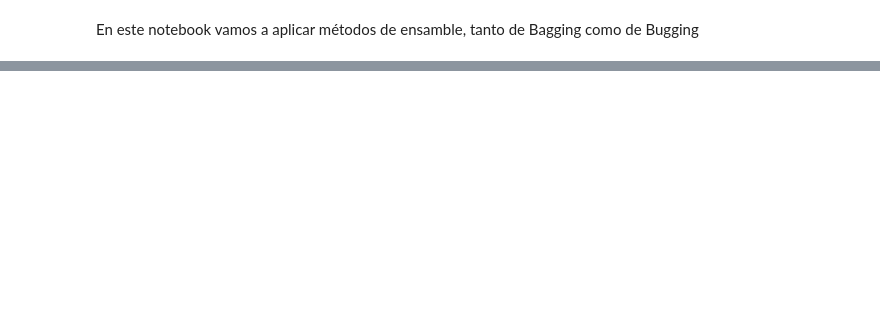
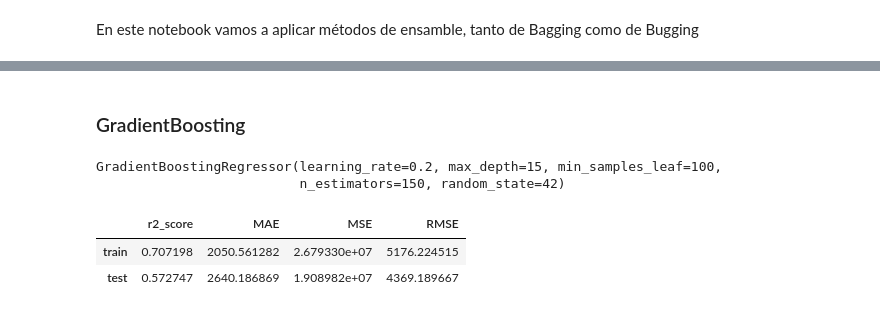
Before and after one commit to Rcm89/laboratorio-modulo7-leccion01-eda-nulos, a Jupyter notebook: laboratorio-modulo8-lecion03-ensamble.ipynb, the cells around one changed output, grey strips where cells are left out. Saved outputs shown, nothing was run; the diff lists cells and outputs as text; code cells hidden in the pictures; blank space fills up the shorter version.

```diff
--- a/laboratorio-modulo8-lecion03-ensamble.ipynb
+++ b/laboratorio-modulo8-lecion03-ensamble.ipynb
@@ -65,0 +95,36 @@ KeyboardInterrupt:
+# %% [markdown]
+### GradientBoosting
+# %%
+np.set_printoptions(suppress= True)
+# Establecemos un diccionario con los hiperparámetros
+params_gb = {
+    'n_estimators': [150],
+    'learning_rate': [0.01, 0.1, 0.2],
+    'max_depth': [15, 20, 25],
+    'min_samples_split': [2, 5, 10],
+    'min_samples_leaf': [100, 200, 300]
+}
+# %%
+modelo_gb = GradientBoostingRegressor(random_state=42)
+random_search_gb= GridSearchCV(modelo_gb,
+                             params_gb,
+                             cv=5,
+                             scoring= "neg_mean_squared_error",
+                             n_jobs=-1)
+
+random_search_gb.fit(X_train,y_train["price"].values)
+modelo_final_gb= random_search_gb.best_estimator_
+modelo_final_gb
+# %% [output]
+GradientBoostingRegressor(learning_rate=0.2, max_depth=15, min_samples_leaf=100,
+                          n_estimators=150, random_state=42)
+# %%
+y_pred_test = modelo_final_gb.predict(X_test)
+y_pred_train = modelo_final_gb.predict(X_train)
+# %%
+df_metricas_gb = sa.metricas(y_train, y_pred_train, y_test, y_pred_test)
+df_metricas_gb
+# %% [output]
+|  | r2_score | MAE | MSE | RMSE |
+| train | 0.707198 | 2050.561282 | 2.679330e+07 | 5176.224515 |
+| test | 0.572747 | 2640.186869 | 1.908982e+07 | 4369.189667 |
```
Also changed, not shown: parts of 17 cells of this notebook, 9 other files.
